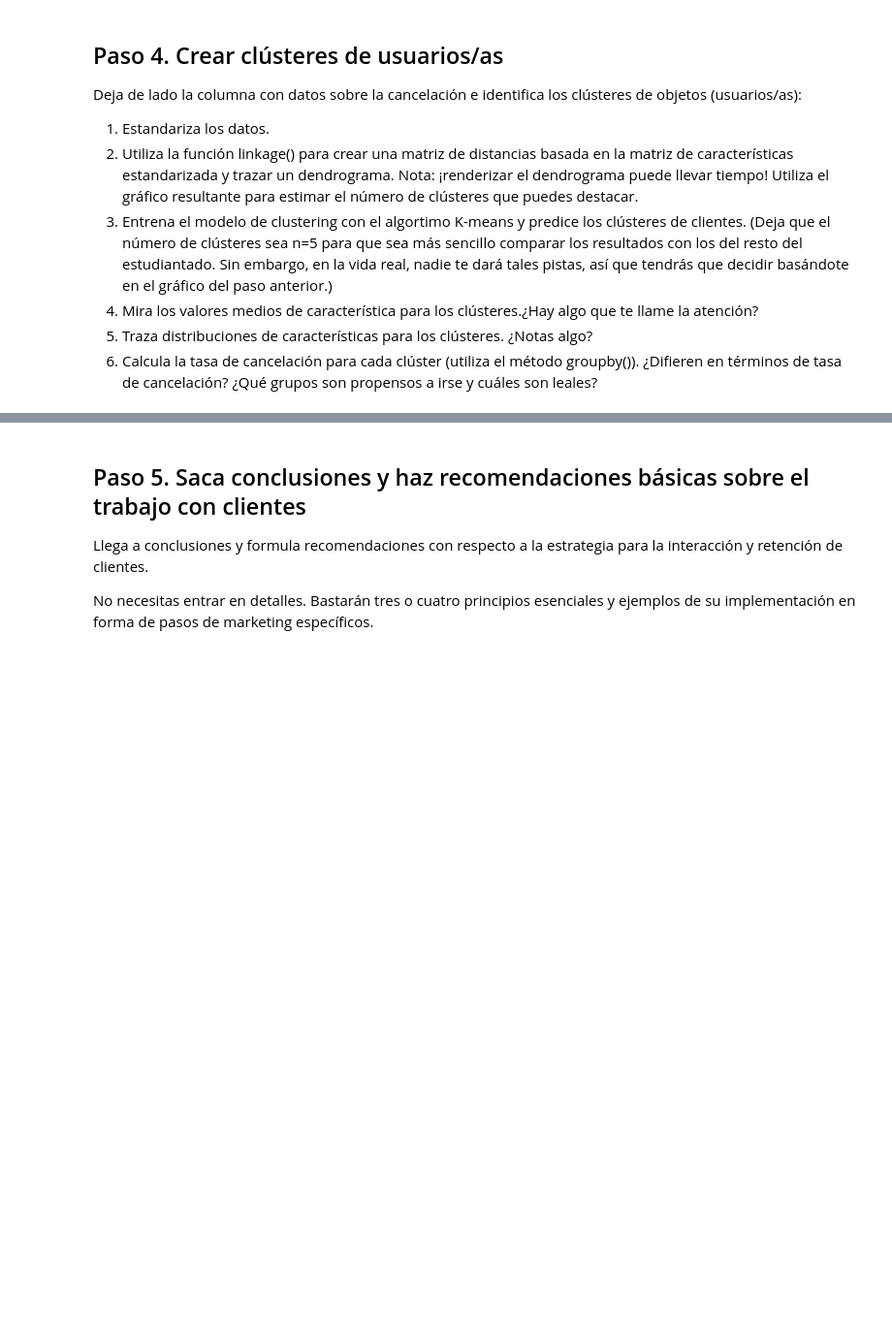
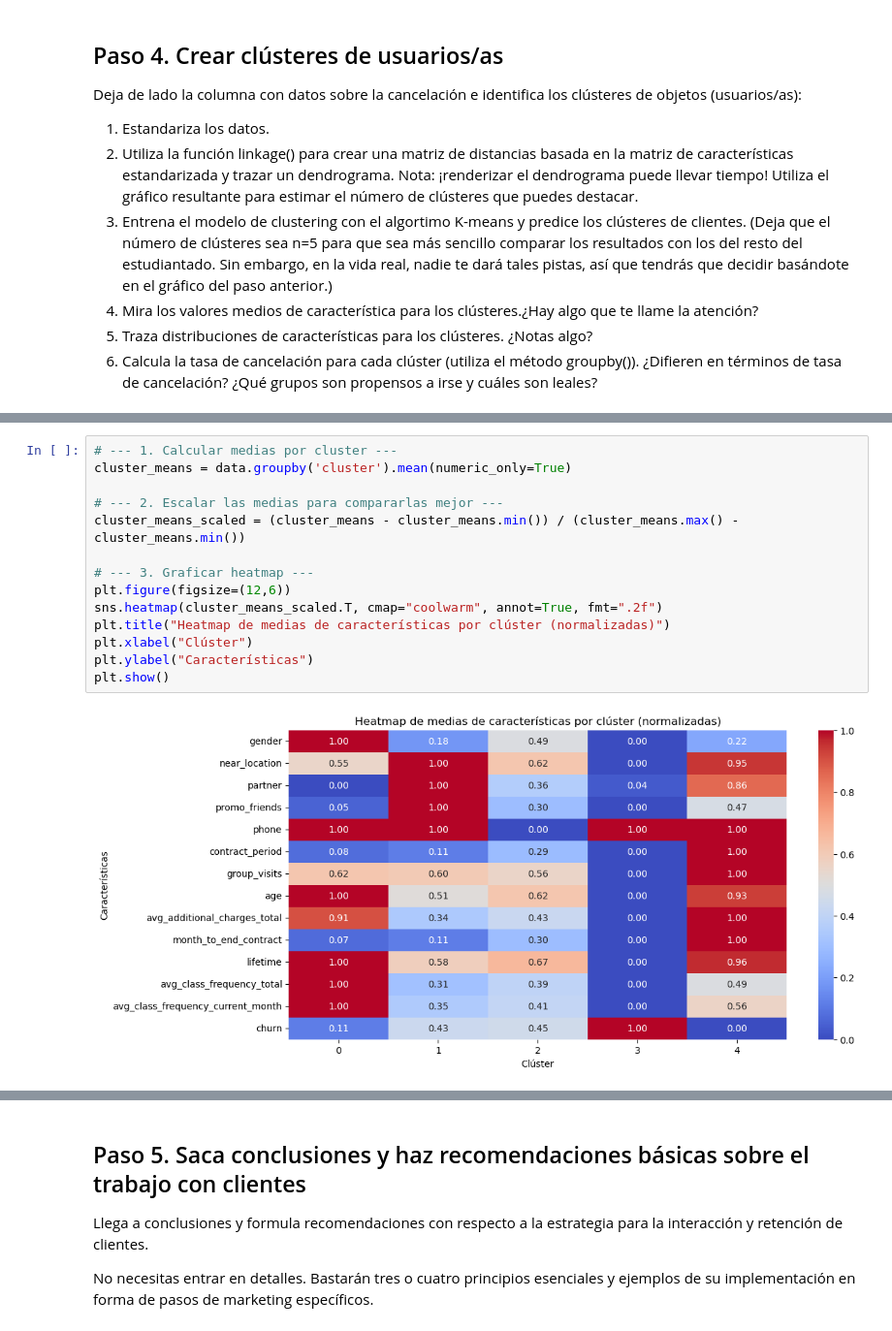
Before and after one commit to latostadorano/s_13, a Jupyter notebook: s13.ipynb, the cells around one changed output, grey strips where cells are left out. Shown at 97% size. Drawn from its saved outputs; the diff is of its cells as text; blank space fills up the shorter version.

```diff
--- a/s13.ipynb
+++ b/s13.ipynb
@@ -456,0 +599,16 @@ Deja de lado la columna con datos sobre la cancelación e identifica los clúste
+# %%
+# --- 1. Calcular medias por cluster ---
+cluster_means = data.groupby('cluster').mean(numeric_only=True)
+
+# --- 2. Escalar las medias para compararlas mejor ---
+cluster_means_scaled = (cluster_means - cluster_means.min()) / (cluster_means.max() - cluster_means.min())
+
+# --- 3. Graficar heatmap ---
+plt.figure(figsize=(12,6))
+sns.heatmap(cluster_means_scaled.T, cmap="coolwarm", annot=True, fmt=".2f")
+plt.title("Heatmap de medias de características por clúster (normalizadas)")
+plt.xlabel("Clúster")
+plt.ylabel("Características")
+plt.show()
+# %% [output]
+[figure, added]
```
Also changed, not shown: parts of 12 cells of this notebook.
